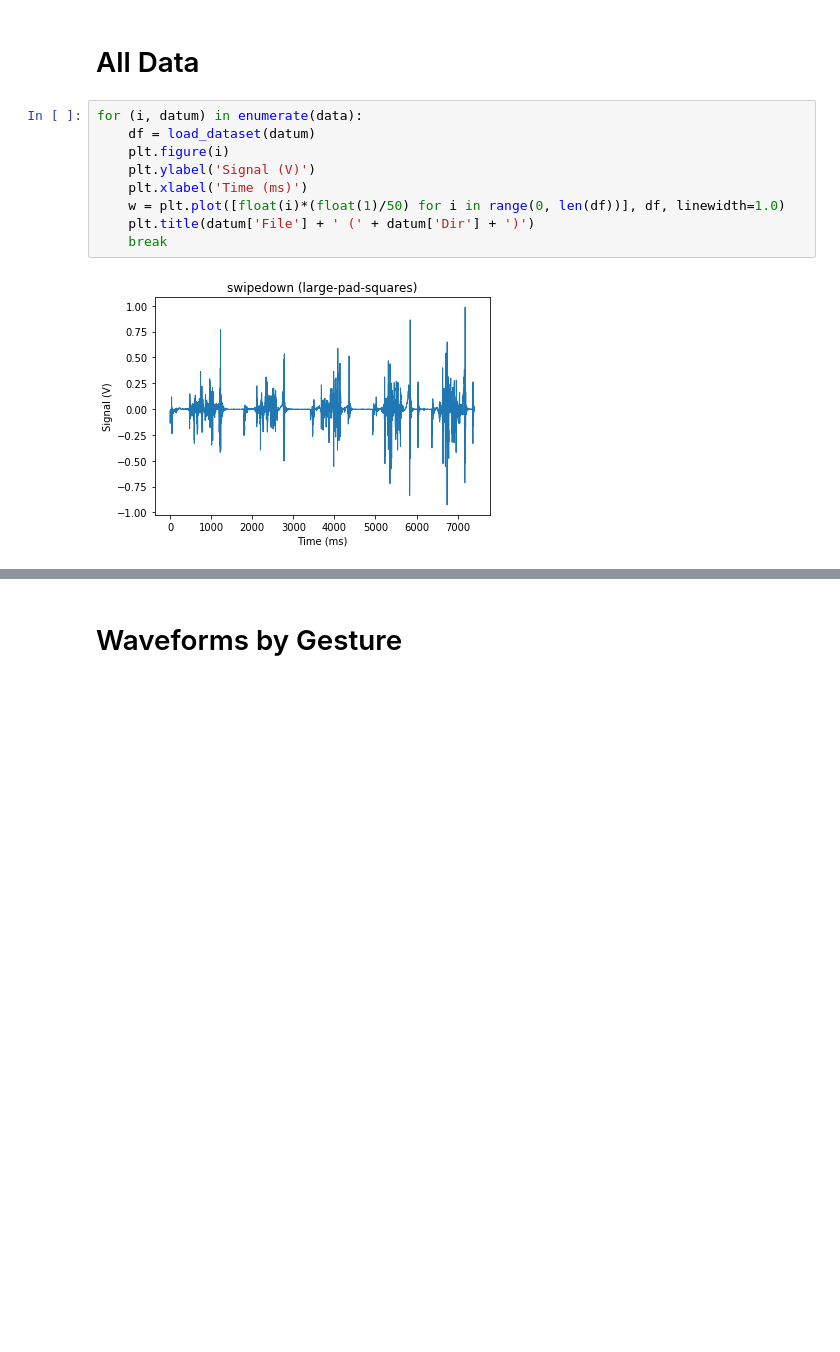
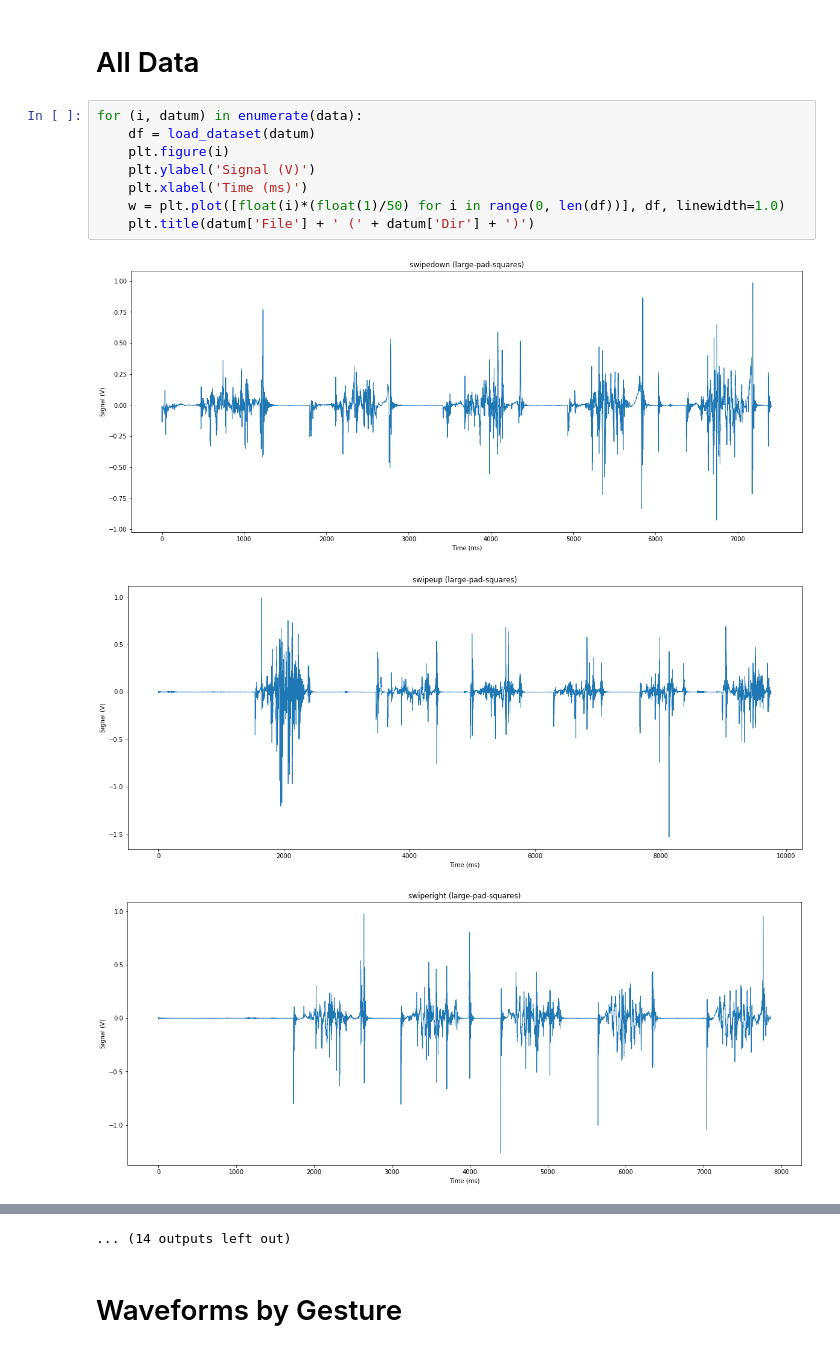
Before and after one commit to flotwig/SATURN-gesture-recognition, a Jupyter notebook: waveforms.ipynb, the cells around one changed output, grey strips where cells are left out. Drawn from its saved outputs; the diff is of its cells as text; blank space fills up the shorter version.

Commit message:
New graphs

```diff
--- a/waveforms.ipynb
+++ b/waveforms.ipynb
@@ -123,11 +123,12 @@ plt.rcParams["figure.figsize"] = (20,8)  # change size of charts
 # %%
 for (i, datum) in enumerate(data):
     df = load_dataset(datum)
     plt.figure(i)
     plt.ylabel('Signal (V)')
     plt.xlabel('Time (ms)')
     w = plt.plot([float(i)*(float(1)/50) for i in range(0, len(df))], df, linewidth=1.0)
     plt.title(datum['File'] + ' (' + datum['Dir'] + ')')
-    break
 # %% [output]
-[figure, old version]
+[figure, new version]
+[figure, added]
+[figure, added]
@@ -134,3 +144,4 @@ for (i, datum) in enumerate(data):
+... (14 outputs left out)
 # %% [markdown]
 # Waveforms by Gesture
 # %%
```
Also changed, not shown: parts of 1 cell of this notebook.
